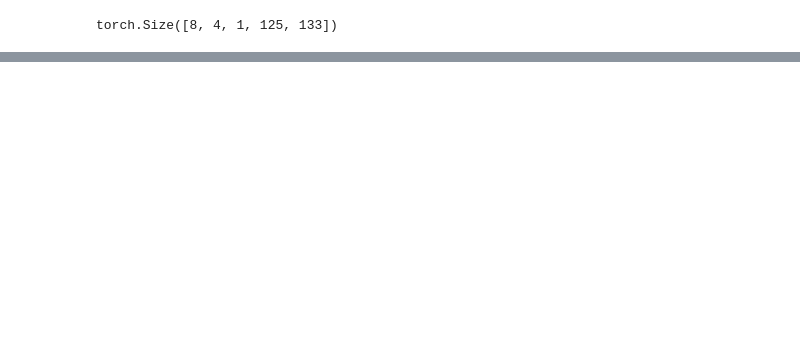
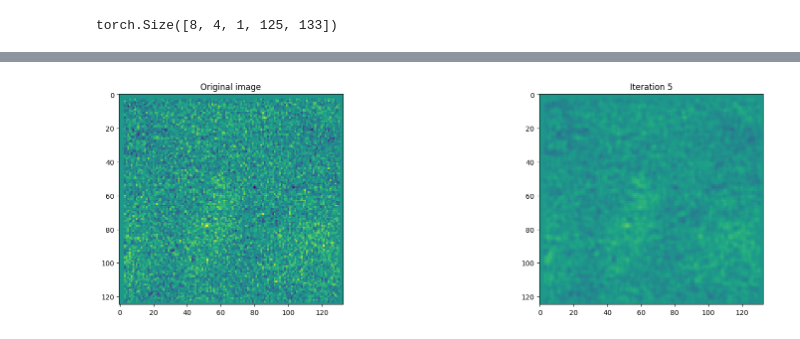
Before and after one commit to al-jshen/cfilt, a Jupyter notebook: notebooks/cascade.ipynb, the cells around one changed output, grey strips where cells are left out. Saved outputs shown, nothing was run; the diff lists cells and outputs as text; code cells hidden in the pictures; blank space fills up the shorter version.

```diff
--- a/notebooks/cascade.ipynb
+++ b/notebooks/cascade.ipynb
@@ -138,0 +275,4 @@ for i in range(8):
+# %%
+out = anisodiff(x[2][0][0].detach().cpu().numpy(), niter=5, option=1, ploton=True);
+# %% [output]
+[figure, added]
```
Also changed, not shown: parts of 7 cells of this notebook, 1 other file.
